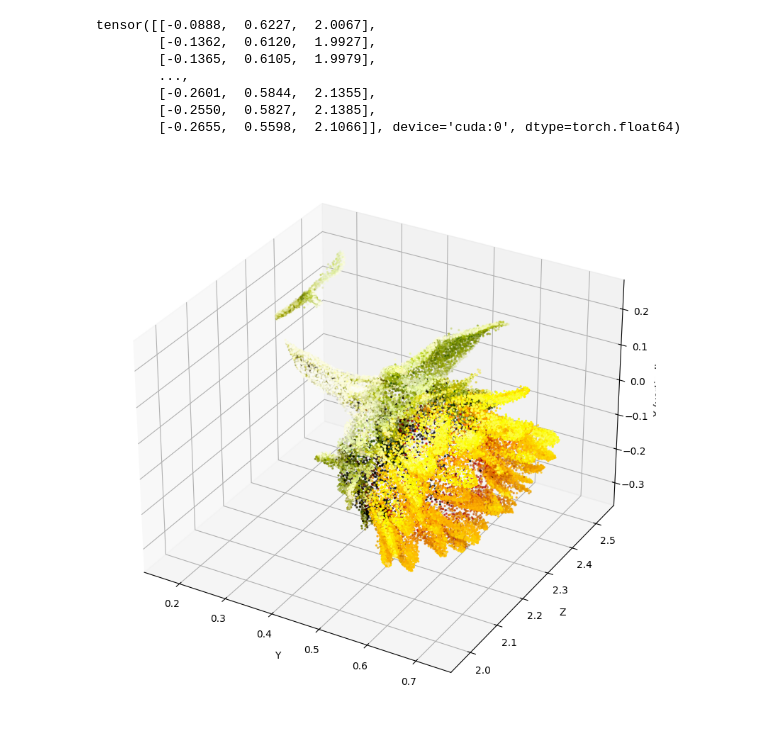
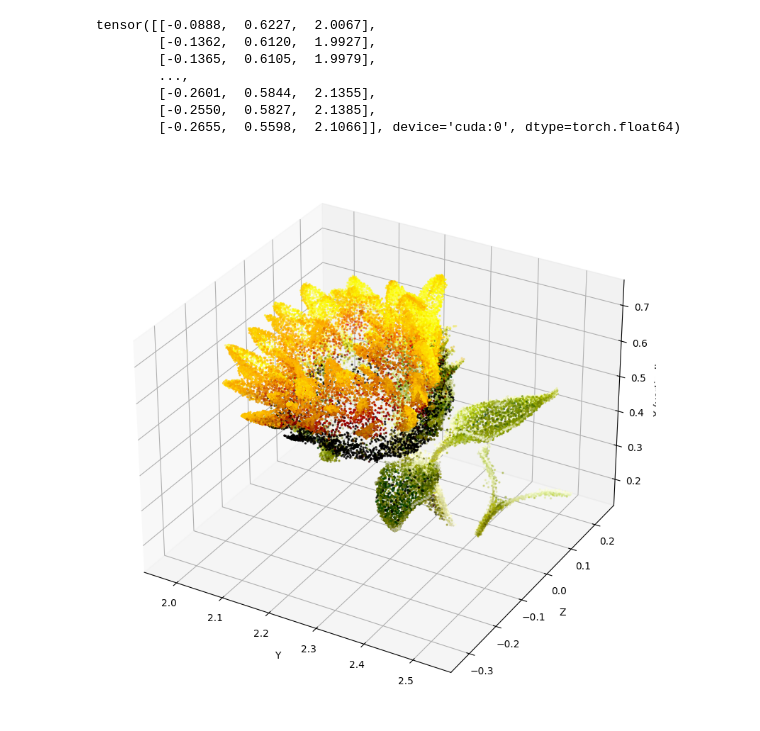
Before and after one commit to alexxx-git/hse_3dcv, a Jupyter notebook: assignments/assignment_1/my_assignment_1_2026.ipynb, the cells around one changed output. Cells and saved outputs as stored; diff of their text form; code cells hidden in the pictures.

```diff
--- a/assignments/assignment_1/my_assignment_1_2026.ipynb
+++ b/assignments/assignment_1/my_assignment_1_2026.ipynb
@@ -327,38 +327,38 @@ colors = rgbs[ids_used].detach().cpu().numpy()
 if colors.max() > 1.0:
     colors = colors / 255.0
 
-X = points[:, 0]
-Y = points[:, 1]
-Z = points[:, 2]
+X = points[:, 1]
+Y = points[:, 2]
+Z = points[:, 0]
 
 # --- ПЕРЕСТАНОВКА ОСЕЙ ---
 Xm = Y        # вправо
 Ym = Z        # глубина
 Zm = X        # вверх (вертикаль)
 
 fig = plt.figure(figsize=(10, 8))
 ax = fig.add_subplot(111, projection='3d')
 
 ax.scatter(Xm, Ym, Zm, c=colors, s=2)
 
 ax.set_xlabel("Y")
 ax.set_ylabel("Z")
 ax.set_zlabel("X (vertical)")
 
 # равный масштаб
 max_range = np.array([Xm.max()-Xm.min(),
                       Ym.max()-Ym.min(),
                       Zm.max()-Zm.min()]).max() / 2.0
 
 mid_x = (Xm.max()+Xm.min()) * 0.5
 mid_y = (Ym.max()+Ym.min()) * 0.5
 mid_z = (Zm.max()+Zm.min()) * 0.5
 
 ax.set_xlim(mid_x - max_range, mid_x + max_range)
 ax.set_ylim(mid_y - max_range, mid_y + max_range)
 ax.set_zlim(mid_z - max_range, mid_z + max_range)
 
 plt.tight_layout()
 plt.show()
 # %% [output]
-[figure, old version]
+[figure, new version]
```
